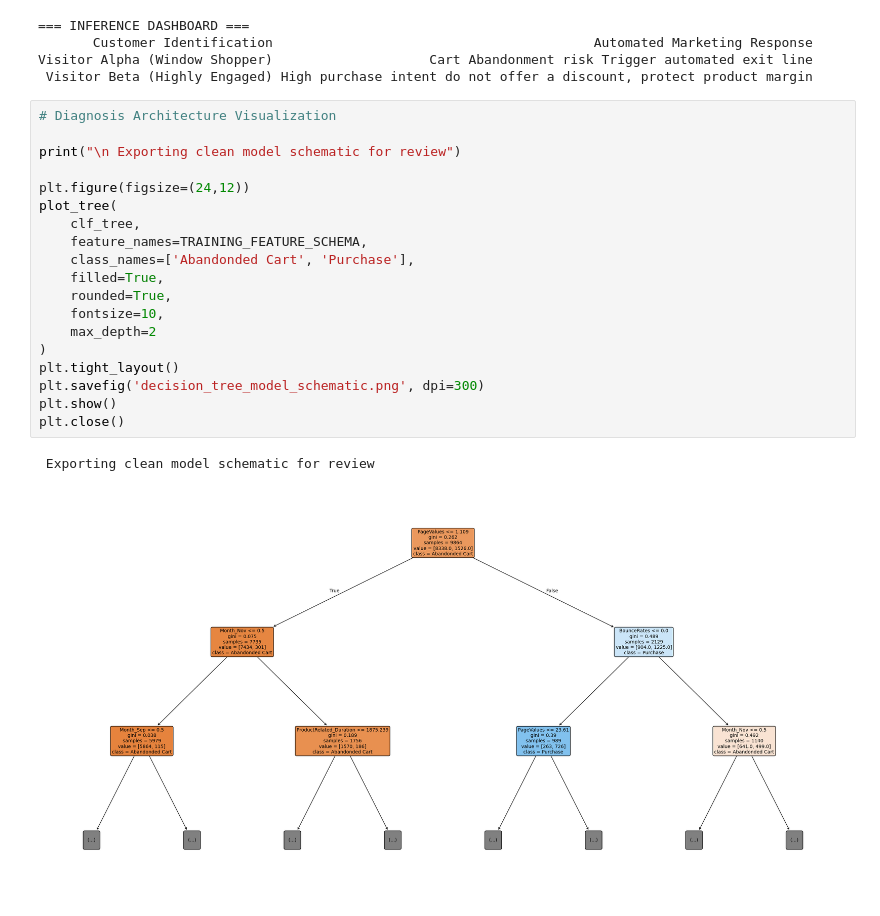
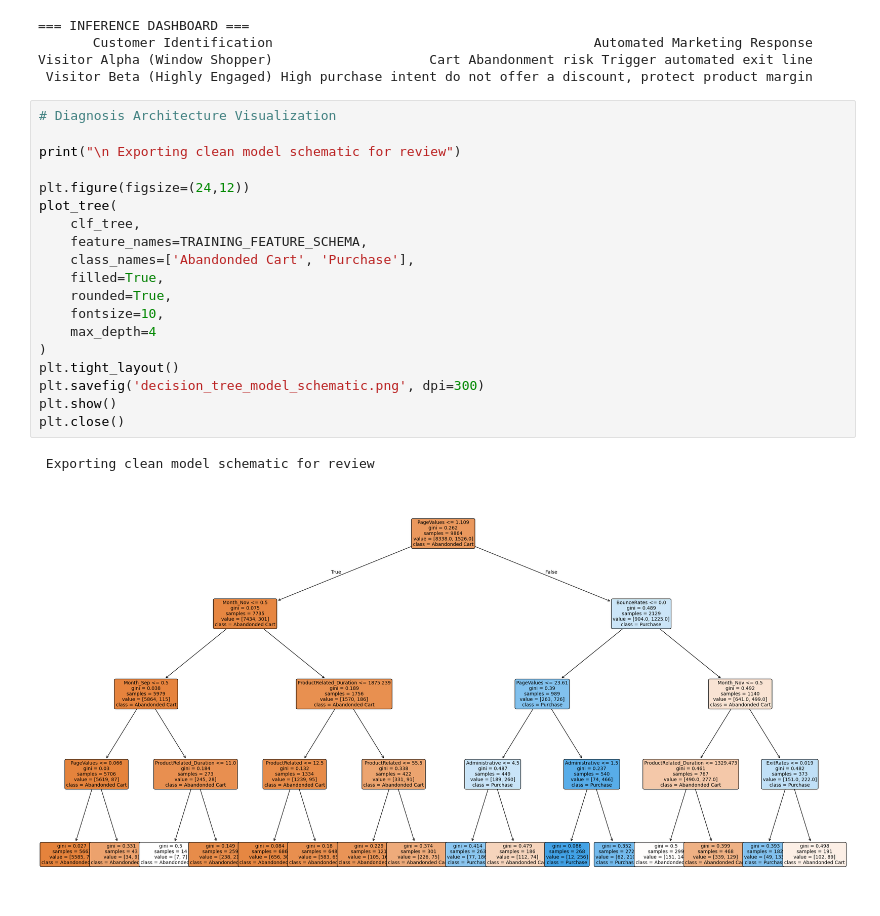
Before and after one commit to gyr0byte/Enrichment-Class--AI-ML-, a Jupyter notebook: Week_04/4_Decision_tress_k_means.ipynb, the cells around one changed output. Drawn from its saved outputs; the diff is of its cells as text.

Commit message:
Update decision tree model schematic image

```diff
--- a/Week_04/4_Decision_tress_k_means.ipynb
+++ b/Week_04/4_Decision_tress_k_means.ipynb
@@ -91,22 +91,22 @@ Visitor Alpha (Window Shopper)                    Cart Abandonment risk Trigger
 # %%
 # Diagnosis Architecture Visualization
 
 print("\n Exporting clean model schematic for review")
 
 plt.figure(figsize=(24,12))
 plot_tree(
     clf_tree,
     feature_names=TRAINING_FEATURE_SCHEMA,
     class_names=['Abandonded Cart', 'Purchase'],
     filled=True,
     rounded=True,
     fontsize=10,
-    max_depth=2
+    max_depth=4
 )
 plt.tight_layout()
 plt.savefig('decision_tree_model_schematic.png', dpi=300)
 plt.show()
 plt.close()
 # %% [output]
  Exporting clean model schematic for review
-[figure, old version]
+[figure, new version]
```
Also changed, not shown: 1 other file.
